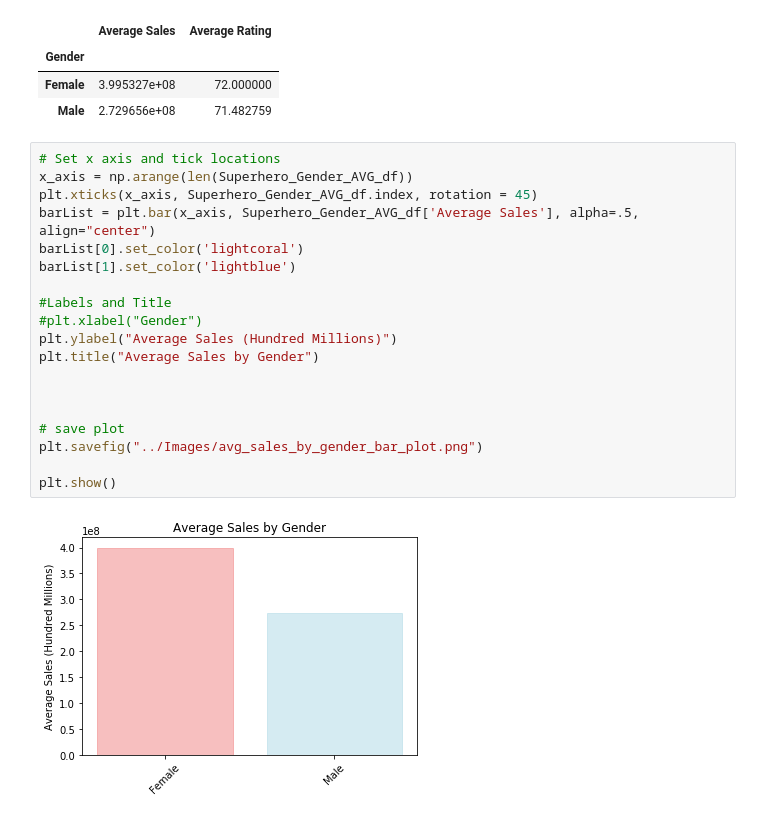
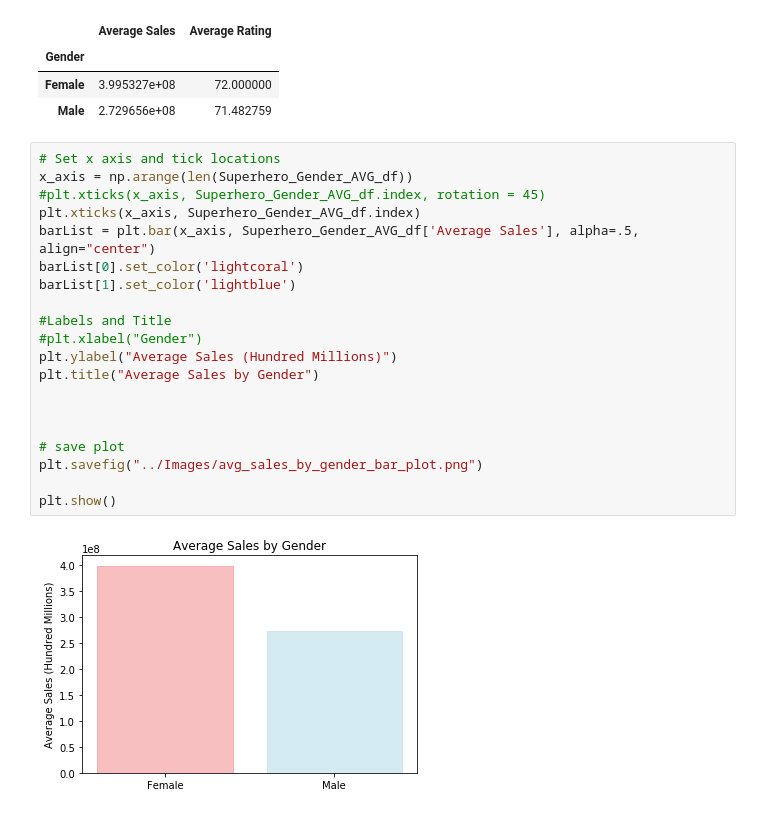
Before and after one commit to RyanSchraeder/Team-Aurora-Marvels, a Jupyter notebook: Notebooks/SuperHero_Gender_plots.ipynb, the cells around one changed output. Saved outputs shown, nothing was run; the diff lists cells and outputs as text.

```diff
--- a/Notebooks/SuperHero_Gender_plots.ipynb
+++ b/Notebooks/SuperHero_Gender_plots.ipynb
@@ -153,24 +153,25 @@ Superhero_Gender_AVG_df.head()
 # %%
 # Set x axis and tick locations
 x_axis = np.arange(len(Superhero_Gender_AVG_df))
-plt.xticks(x_axis, Superhero_Gender_AVG_df.index, rotation = 45)
+#plt.xticks(x_axis, Superhero_Gender_AVG_df.index, rotation = 45)
+plt.xticks(x_axis, Superhero_Gender_AVG_df.index)
 barList = plt.bar(x_axis, Superhero_Gender_AVG_df['Average Sales'], alpha=.5, align="center")
 barList[0].set_color('lightcoral')
 barList[1].set_color('lightblue')
 
 #Labels and Title
 #plt.xlabel("Gender")
 plt.ylabel("Average Sales (Hundred Millions)")
 plt.title("Average Sales by Gender")
 
 
 
 # save plot
 plt.savefig("../Images/avg_sales_by_gender_bar_plot.png")
 
 plt.show()
 # %% [output]
-[figure, old version]
+[figure, new version]
 # %%
 # Set x axis and tick locations
 x_axis = np.arange(len(Superhero_Gender_AVG_df))
```
Also changed, not shown: parts of 4 cells of this notebook, 2 other files.
